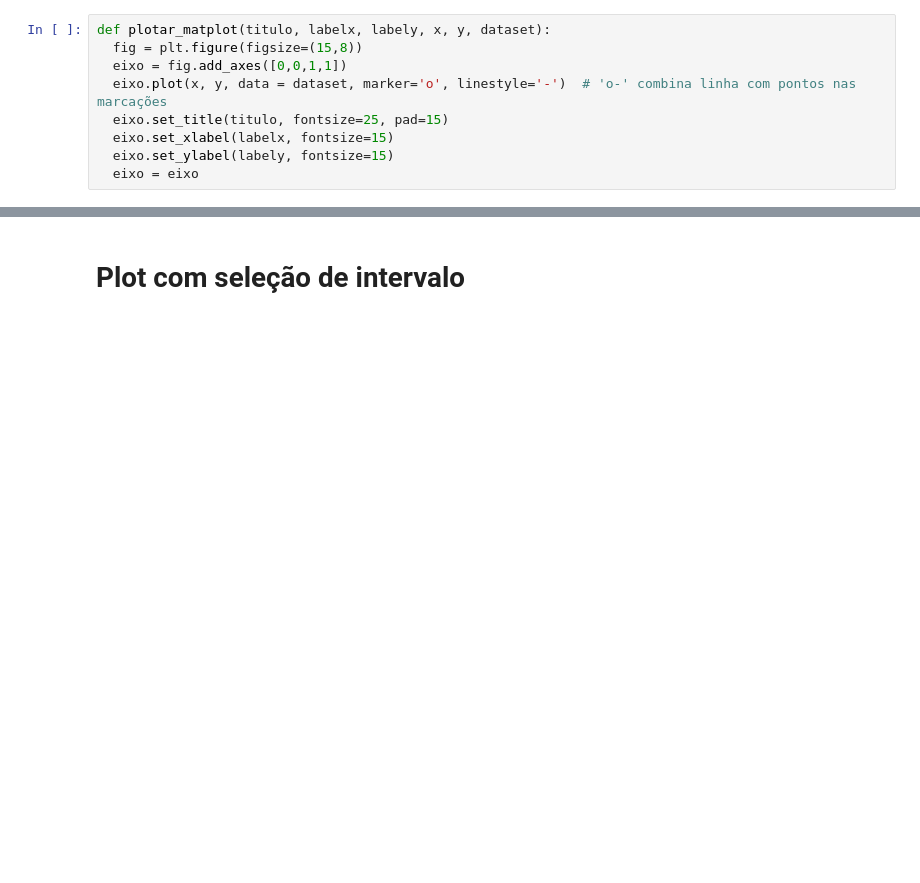
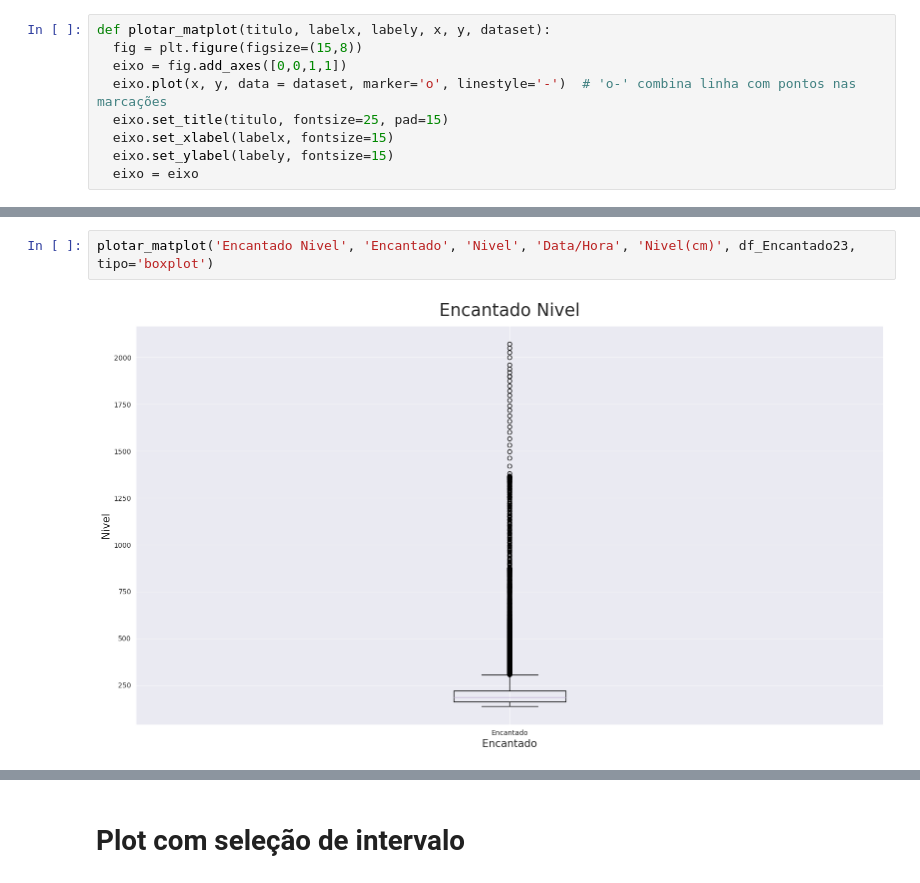
Before and after one commit to ksBrose/3DSGroup_BootcampDataScience, a Jupyter notebook: atividade.ipynb, the cells around one changed output, grey strips where cells are left out. Saved outputs shown, nothing was run; the diff lists cells and outputs as text; blank space fills up the shorter version.

```diff
--- a/atividade.ipynb
+++ b/atividade.ipynb
@@ -192,0 +248,4 @@ plotar_matplot('Jose_Julio Nivel', 'Data', 'Nivel', 'Data/Hora', 'Nivel(cm)', df
+# %%
+plotar_matplot('Encantado Nivel', 'Encantado', 'Nivel', 'Data/Hora', 'Nivel(cm)', df_Encantado23, tipo='boxplot')
+# %% [output]
+[figure, added]
```
Also changed, not shown: parts of 40 cells of this notebook.
